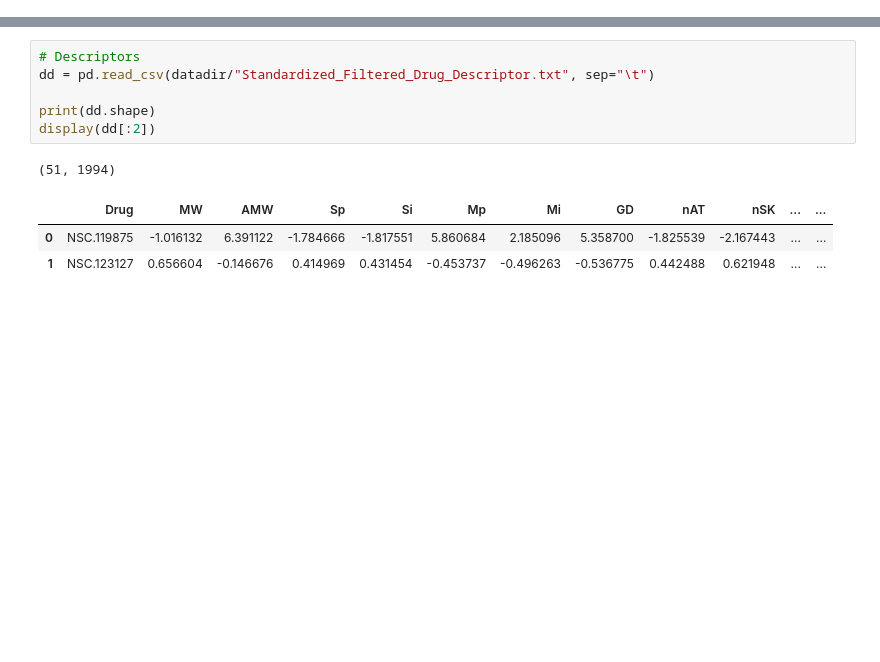
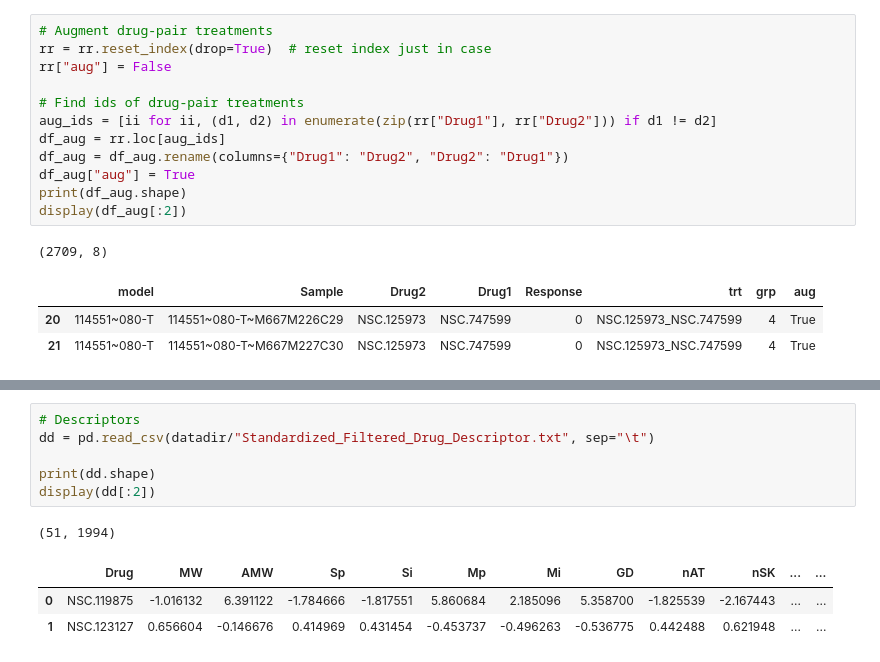
Before and after one commit to adpartin/pdx-histo, a Jupyter notebook: nbs/yitan_data.ipynb, the cells around one changed output, grey strips where cells are left out. Drawn from its saved outputs; the diff is of its cells as text; blank space fills up the shorter version.

```diff
--- a/nbs/yitan_data.ipynb
+++ b/nbs/yitan_data.ipynb
@@ -26,0 +129,17 @@ The autoreload extension is already loaded. To reload it, use:
+# %%
+# Augment drug-pair treatments
+rr = rr.reset_index(drop=True)  # reset index just in case
+rr["aug"] = False
+
+# Find ids of drug-pair treatments
+aug_ids = [ii for ii, (d1, d2) in enumerate(zip(rr["Drug1"], rr["Drug2"])) if d1 != d2]
+df_aug = rr.loc[aug_ids]
+df_aug = df_aug.rename(columns={"Drug1": "Drug2", "Drug2": "Drug1"})
+df_aug["aug"] = True
+print(df_aug.shape)
+display(df_aug[:2])
+# %% [output]
+(2709, 8)
+|  | model | Sample | Drug2 | Drug1 | Response | trt | grp | aug |
+| 20 | 114551~080-T | 114551~080-T~M667M226C29 | NSC.125973 | NSC.747599 | 0 | NSC.125973_NSC.747599 | 4 | True |
+| 21 | 114551~080-T | 114551~080-T~M667M227C30 | NSC.125973 | NSC.747599 | 0 | NSC.125973_NSC.747599 | 4 | True |
```
Also changed, not shown: parts of 27 cells of this notebook.
